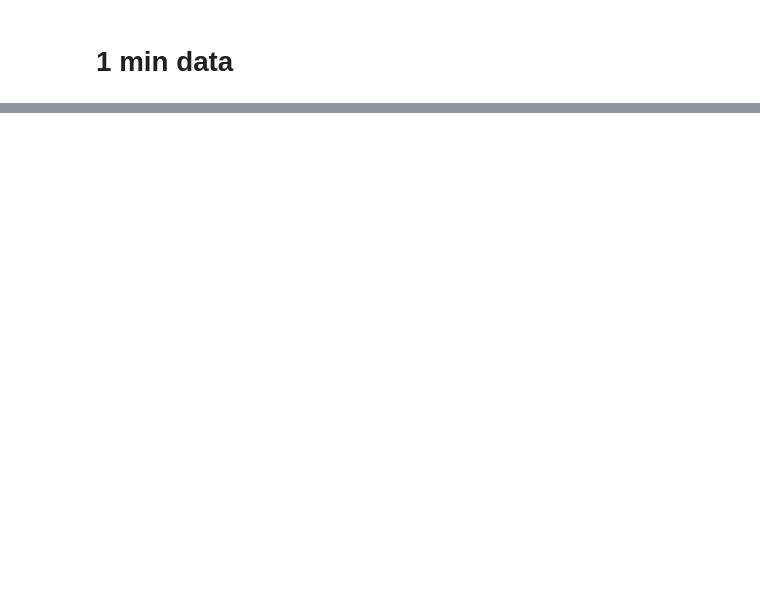
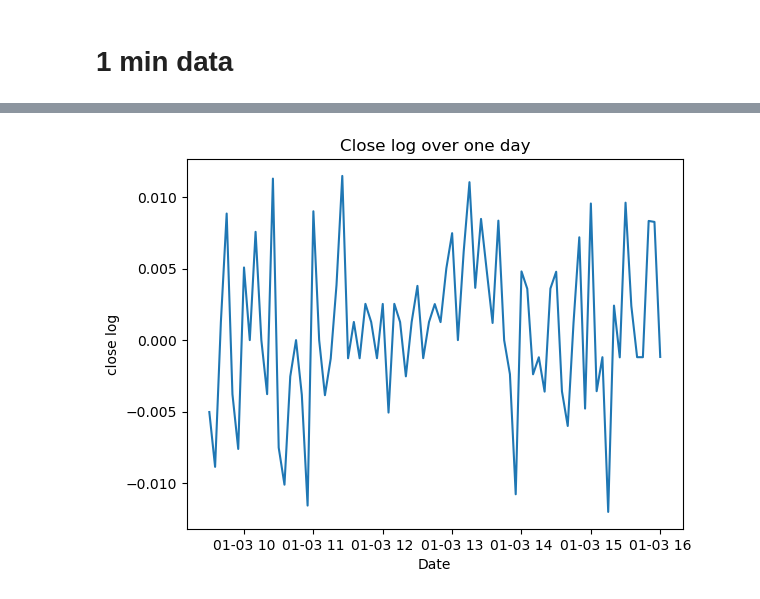
Before and after one commit to poo5zan/masters-research-project, a Jupyter notebook: with-1-min-alphavantage-data.ipynb, the cells around one changed output, grey strips where cells are left out. Cells and saved outputs as stored; diff of their text form; code cells hidden in the pictures; blank space fills up the shorter version.

```diff
--- a/with-1-min-alphavantage-data.ipynb
+++ b/with-1-min-alphavantage-data.ipynb
@@ -43,0 +217,4 @@ stock_ticker = 'AAPL'
+# %%
+draw_line_plot(rv_one_day.index.values, rv_one_day['close_log'].values, 'Date', 'close log', 'Close log over one day')
+# %% [output]
+[figure, added]
```
Also changed, not shown: parts of 20 cells of this notebook, 2 other files.
